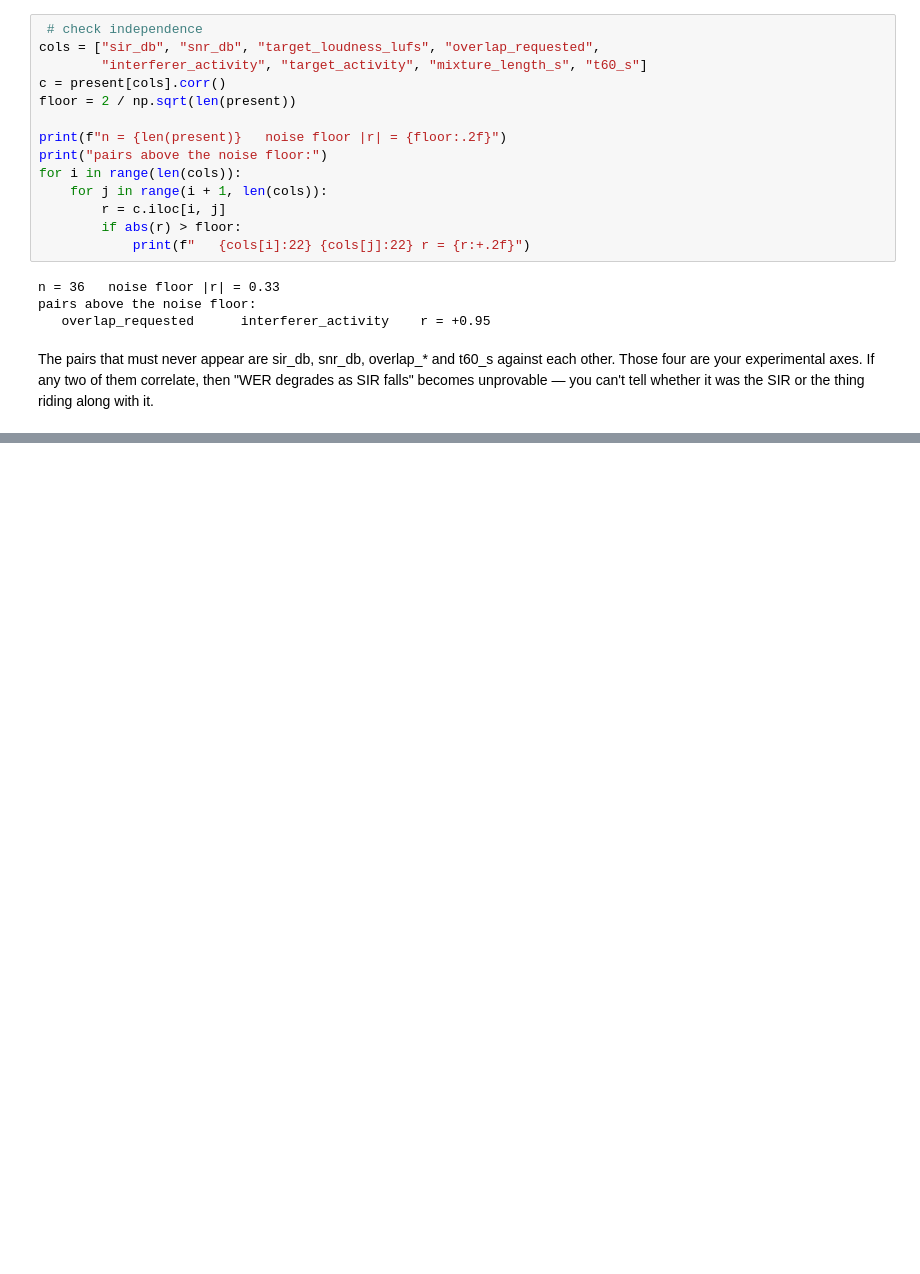
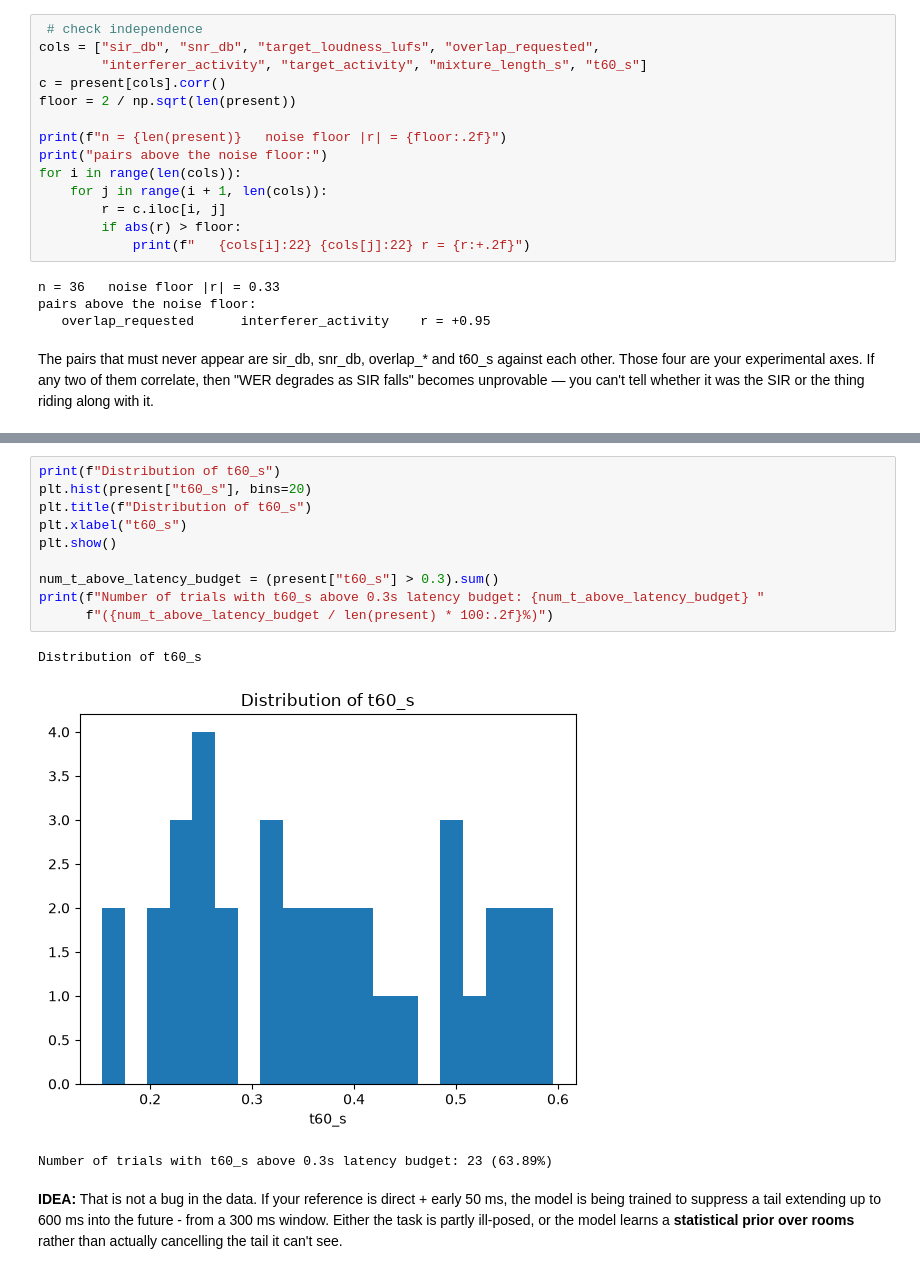
Before and after one commit to grantxxcoder/TargetSpeakerExtractor, a Jupyter notebook: src/exploratory/data_setup.ipynb, the cells around one changed output, grey strips where cells are left out. Drawn from its saved outputs; the diff is of its cells as text; blank space fills up the shorter version.

```diff
--- a/src/exploratory/data_setup.ipynb
+++ b/src/exploratory/data_setup.ipynb
@@ -391,0 +452,16 @@ The pairs that must never appear are sir_db, snr_db, overlap_* and t60_s against
+# %%
+print(f"Distribution of t60_s")
+plt.hist(present["t60_s"], bins=20)
+plt.title(f"Distribution of t60_s")
+plt.xlabel("t60_s")
+plt.show()
+
+num_t_above_latency_budget = (present["t60_s"] > 0.3).sum()
+print(f"Number of trials with t60_s above 0.3s latency budget: {num_t_above_latency_budget} "
+      f"({num_t_above_latency_budget / len(present) * 100:.2f}%)")
+# %% [output]
+Distribution of t60_s
+[figure, added]
+Number of trials with t60_s above 0.3s latency budget: 23 (63.89%)
+# %% [markdown]
+**IDEA:** That is not a bug in the data. If your reference is direct + early 50 ms, the model is being trained to suppress a tail extending up to 600 ms into the future - from a 300 ms window. Either the task is partly ill-posed, or the model learns a **statistical prior over rooms** rather than actually cancelling the tail it can't see.
```
Also changed, not shown: parts of 25 cells of this notebook, 3 other files.
